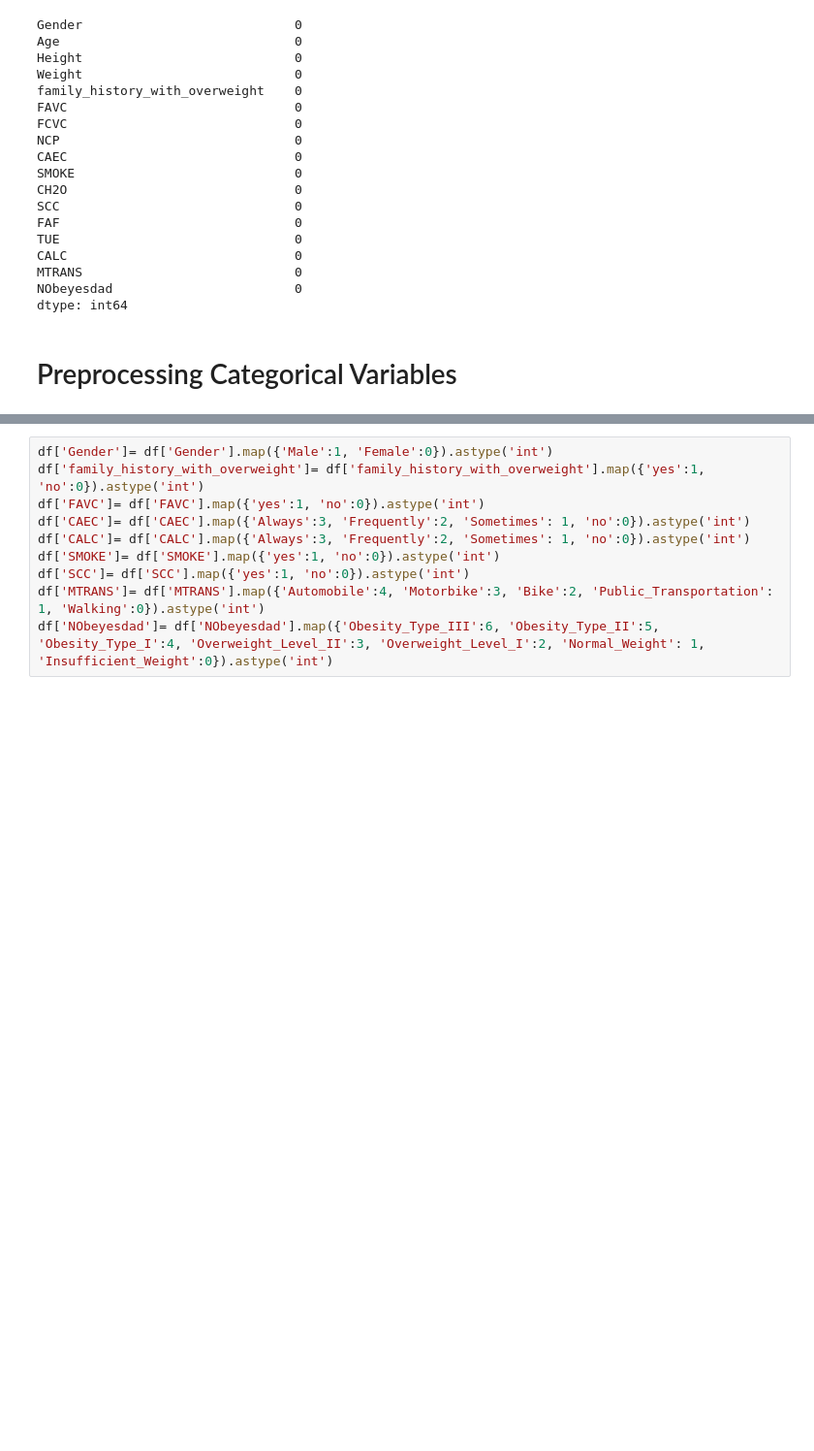
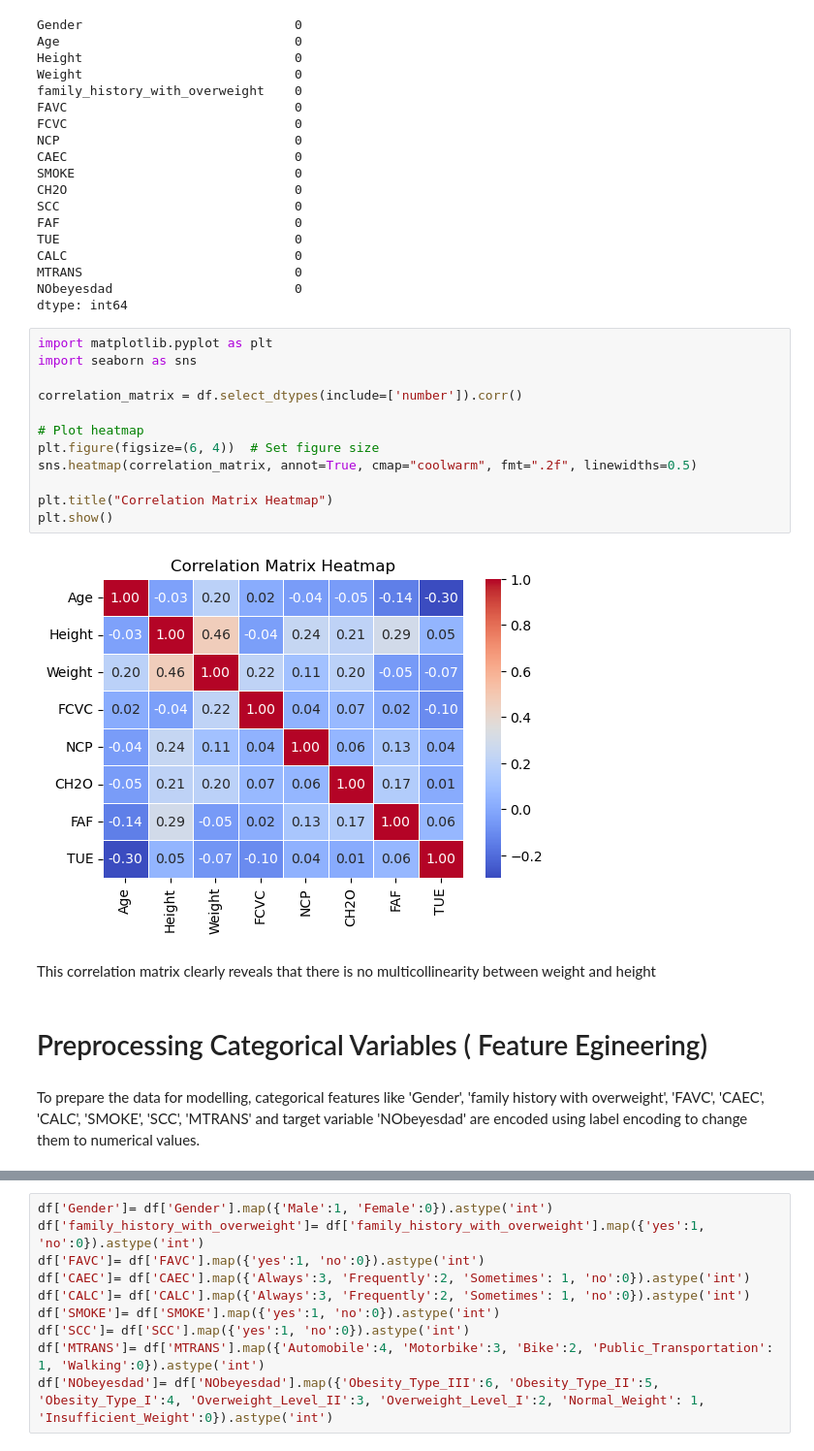
Before and after one commit to clappy203/Applied-AI-Group-Projects, a Jupyter notebook: data_analysis.ipynb, the cells around one changed output, grey strips where cells are left out. Shown at 97% size. Cells and saved outputs as stored; diff of their text form; blank space fills up the shorter version.

```diff
--- a/data_analysis.ipynb
+++ b/data_analysis.ipynb
@@ -97,6 +95,24 @@ CALC                              0
 MTRANS                            0
 NObeyesdad                        0
 dtype: int64
+# %%
+import matplotlib.pyplot as plt
+import seaborn as sns
+
+correlation_matrix = df.select_dtypes(include=['number']).corr()
+
+# Plot heatmap
+plt.figure(figsize=(6, 4))  # Set figure size
+sns.heatmap(correlation_matrix, annot=True, cmap="coolwarm", fmt=".2f", linewidths=0.5)
+
+plt.title("Correlation Matrix Heatmap")
+plt.show()
+# %% [output]
+[figure, added]
+# %% [markdown]
+This correlation matrix clearly reveals that there is no multicollinearity between weight and height
 # %% [markdown]
-# Preprocessing Categorical Variables
+# Preprocessing Categorical Variables ( Feature Egineering)
+# %% [markdown]
+To prepare the data for modelling, categorical features like 'Gender', 'family history with overweight', 'FAVC', 'CAEC', 'CALC', 'SMOKE', 'SCC', 'MTRANS' and target variable 'NObeyesdad' are encoded using label encoding to change them to numerical values.
 # %% [markdown]
```
Also changed, not shown: parts of 30 cells of this notebook.
